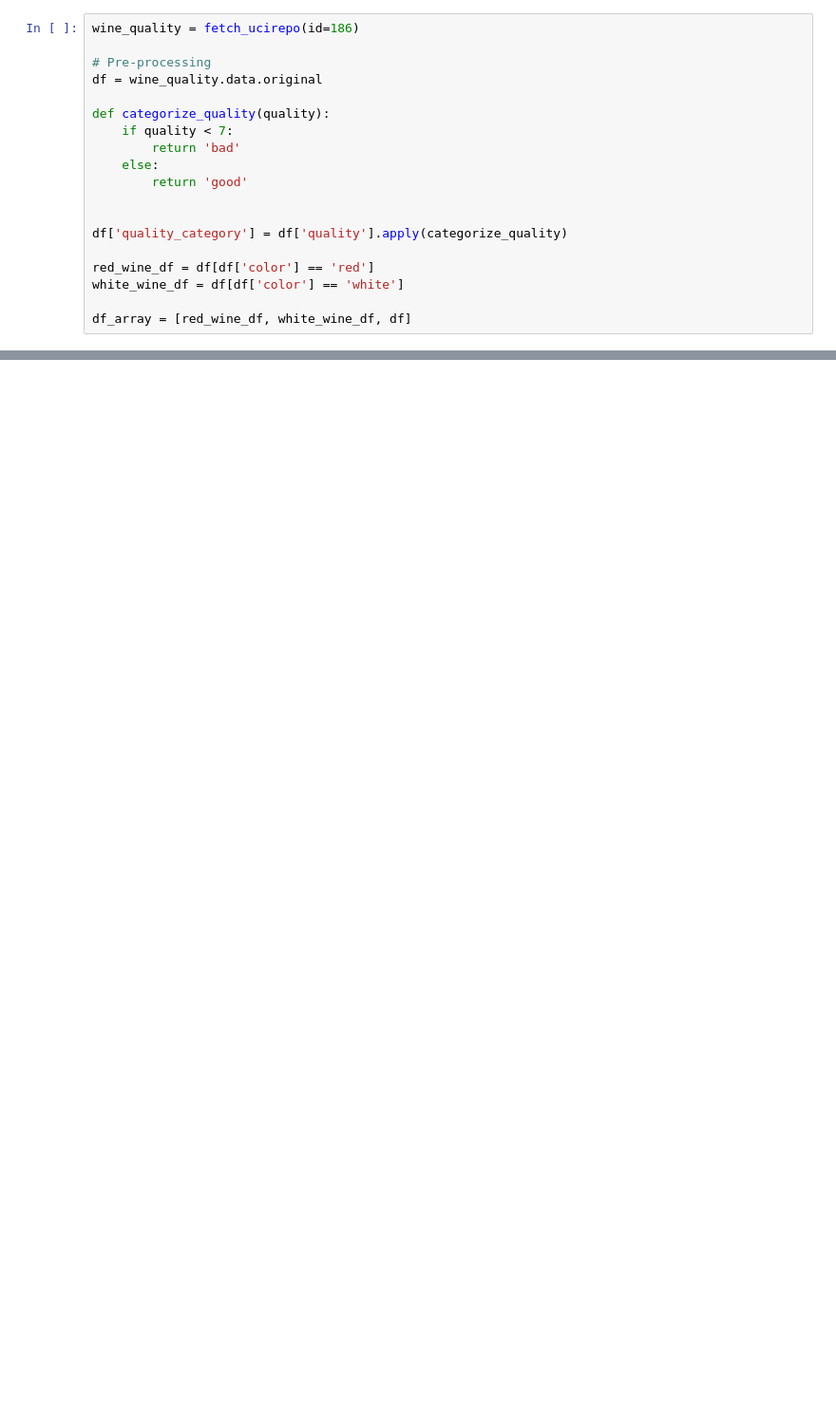
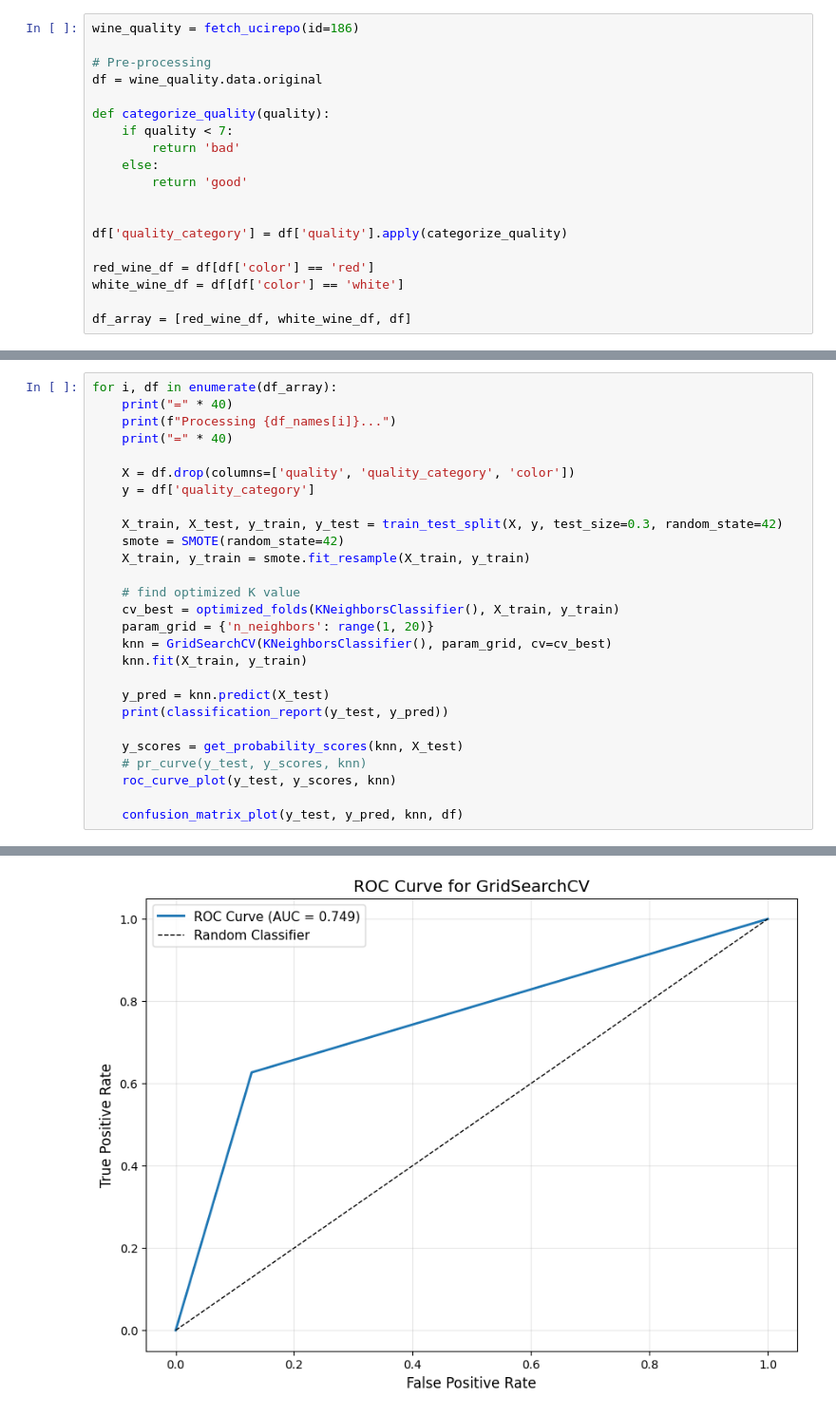
Before and after one commit to devw61/Wine_Quality_Classification, a Jupyter notebook: knn.ipynb, the cells around one changed output, grey strips where cells are left out. Shown: that part at 95% size. Saved outputs shown, nothing was run; the diff lists cells and outputs as text; blank space fills up the shorter version.

```diff
--- a/knn.ipynb
+++ b/knn.ipynb
@@ -187 +212,29 @@ weighted avg       0.80      0.83      0.81      1950
 [figure]
+# %%
+for i, df in enumerate(df_array):
+    print("=" * 40)
+    print(f"Processing {df_names[i]}...")
+    print("=" * 40)
+
+    X = df.drop(columns=['quality', 'quality_category', 'color'])
+    y = df['quality_category']
+
+    X_train, X_test, y_train, y_test = train_test_split(X, y, test_size=0.3, random_state=42)
+    smote = SMOTE(random_state=42)
+    X_train, y_train = smote.fit_resample(X_train, y_train)
+
+    # find optimized K value
+    cv_best = optimized_folds(KNeighborsClassifier(), X_train, y_train)
+    param_grid = {'n_neighbors': range(1, 20)}
+    knn = GridSearchCV(KNeighborsClassifier(), param_grid, cv=cv_best)
+    knn.fit(X_train, y_train)
+
+    y_pred = knn.predict(X_test)
+    print(classification_report(y_test, y_pred))
+
+    y_scores = get_probability_scores(knn, X_test)
+    # pr_curve(y_test, y_scores, knn)
+    roc_curve_plot(y_test, y_scores, knn)
+
+    confusion_matrix_plot(y_test, y_pred, knn, df)
+# %% [output]
@@ -187,0 +258 @@ weighted avg       0.80      0.83      0.81      1950
+[figure, added]
```
Also changed, not shown: parts of 4 cells of this notebook, 5 other files.
